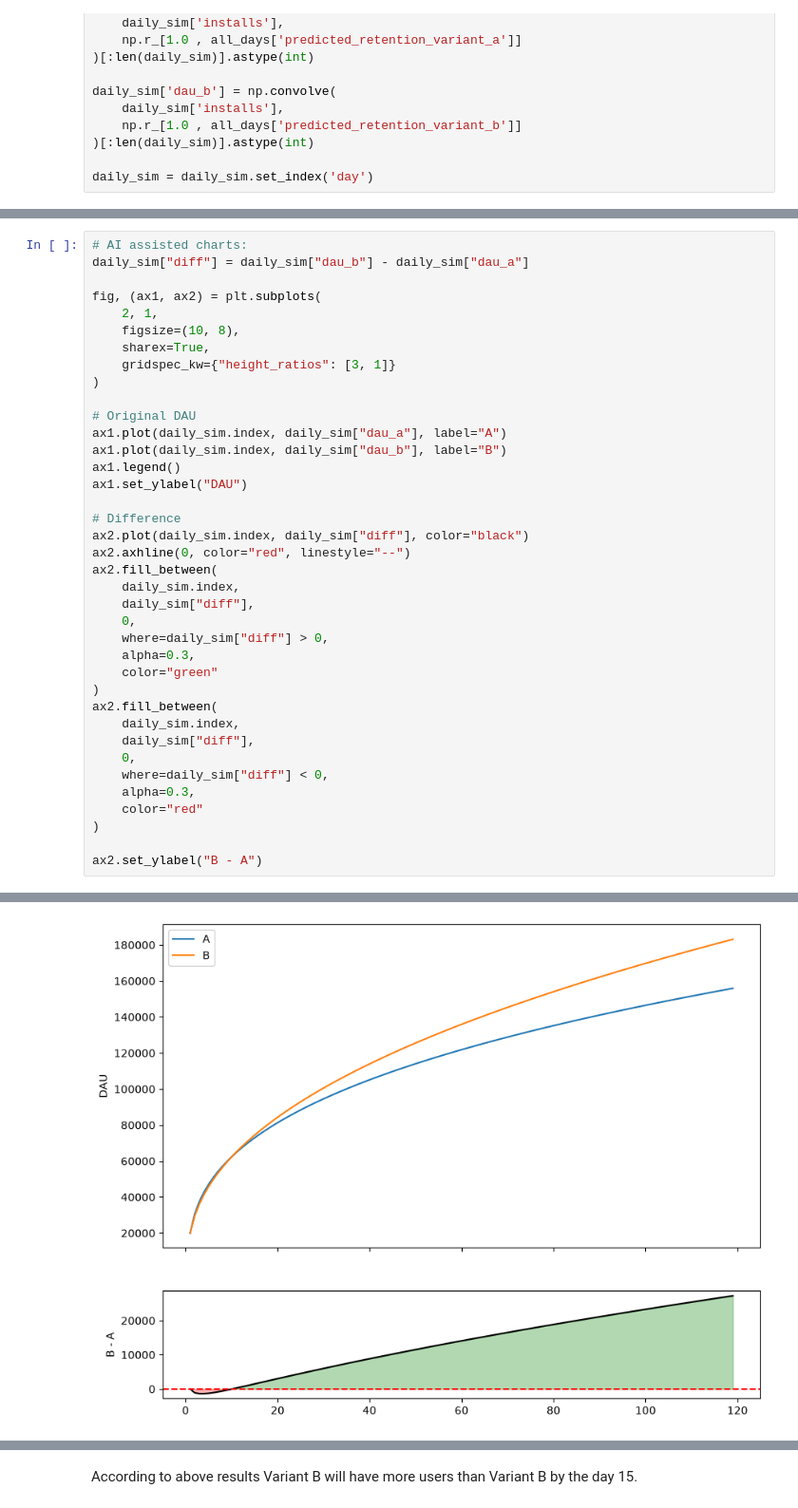
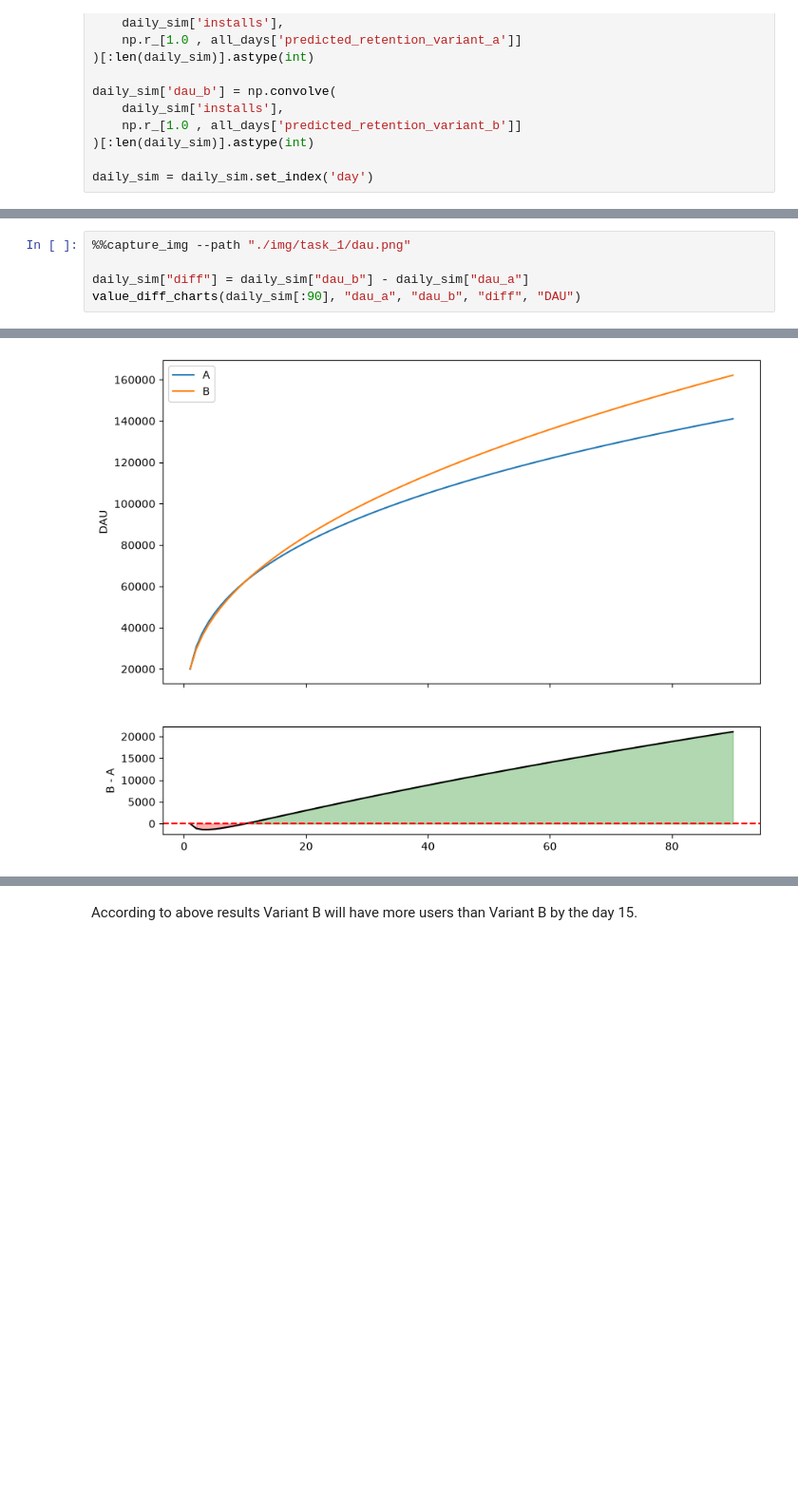
Before and after one commit to pxfurkanenes/vertigo_case, a Jupyter notebook: task_1.ipynb, the cells around one changed output, grey strips where cells are left out. Shown at 95% size. Saved outputs shown, nothing was run; the diff lists cells and outputs as text; blank space fills up the shorter version.

Commit message:
completed task 2 and README report

```diff
--- a/task_1.ipynb
+++ b/task_1.ipynb
@@ -92,39 +142,6 @@ daily_sim = daily_sim.set_index('day')
 # %%
-# AI assisted charts:
+%%capture_img --path "./img/task_1/dau.png"
+
 daily_sim["diff"] = daily_sim["dau_b"] - daily_sim["dau_a"]
-
-fig, (ax1, ax2) = plt.subplots(
-    2, 1,
-    figsize=(10, 8),
-    sharex=True,
-    gridspec_kw={"height_ratios": [3, 1]}
-)
-
-# Original DAU
-ax1.plot(daily_sim.index, daily_sim["dau_a"], label="A")
-ax1.plot(daily_sim.index, daily_sim["dau_b"], label="B")
-ax1.legend()
-ax1.set_ylabel("DAU")
-
-# Difference
-ax2.plot(daily_sim.index, daily_sim["diff"], color="black")
-ax2.axhline(0, color="red", linestyle="--")
-ax2.fill_between(
-    daily_sim.index,
-    daily_sim["diff"],
-    0,
-    where=daily_sim["diff"] > 0,
-    alpha=0.3,
-    color="green"
-)
-ax2.fill_between(
-    daily_sim.index,
-    daily_sim["diff"],
-    0,
-    where=daily_sim["diff"] < 0,
-    alpha=0.3,
-    color="red"
-)
-
-ax2.set_ylabel("B - A")
+value_diff_charts(daily_sim[:90], "dau_a", "dau_b", "diff", "DAU")
 # %% [output]
@@ -132,2 +149,2 @@ Text(0, 0.5, 'B - A')
-[figure, old version]
+[figure, new version]
 # %%
```
Also changed, not shown: parts of 25 cells of this notebook, 27 other files.
